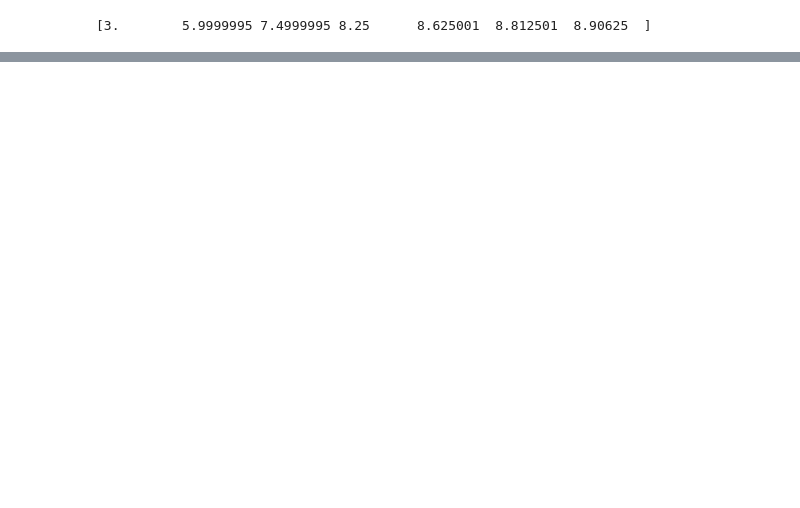
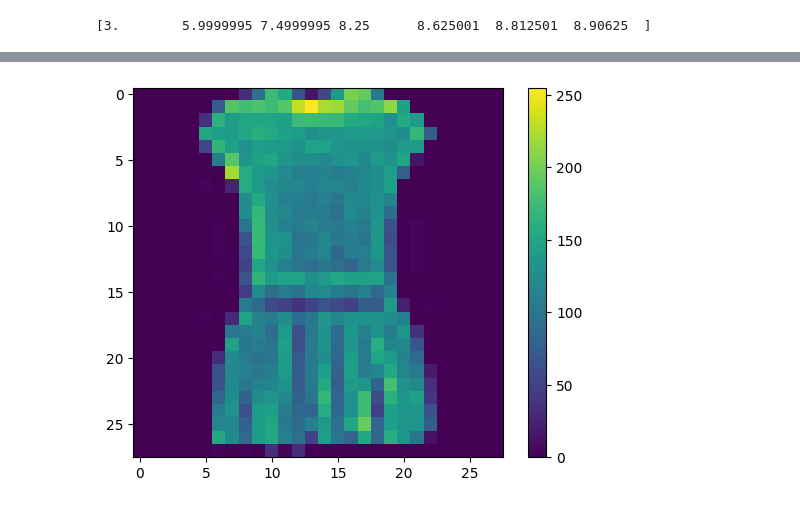
Before and after one commit to marius2347/Multiple-Datasets-Prediction-using-Tensorflow-in-Python-on-FreeCodeCamp, a Jupyter notebook: tensorflow.ipynb, the cells around one changed output, grey strips where cells are left out. Saved outputs shown, nothing was run; the diff lists cells and outputs as text; code cells hidden in the pictures; blank space fills up the shorter version.

```diff
--- a/tensorflow.ipynb
+++ b/tensorflow.ipynb
@@ -345,0 +410,8 @@ with tf.compat.v1.Session() as sess:
+# %%
+plt.figure()
+plt.imshow(train_images[3])
+plt.colorbar()
+plt.grid(False)
+plt.show()
+# %% [output]
+[figure, added]
```
Also changed, not shown: parts of 25 cells of this notebook, 1 other file.
